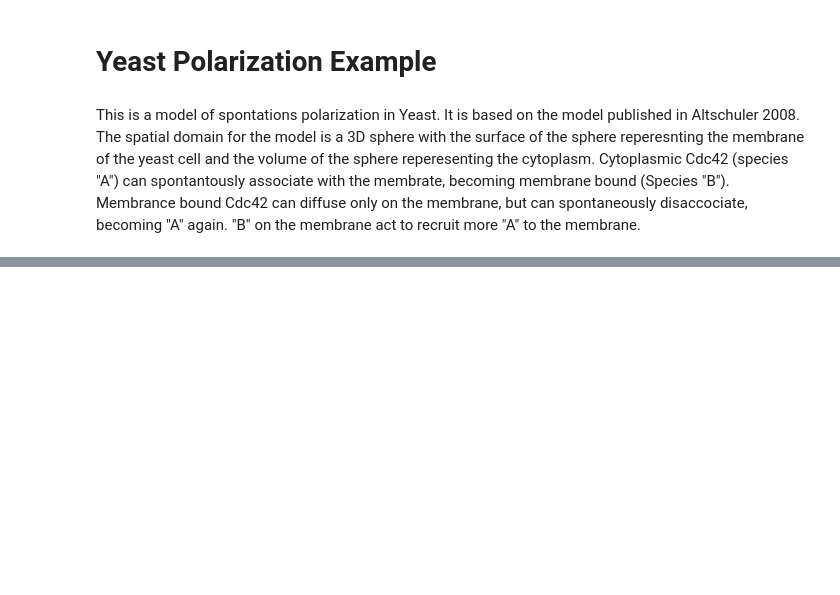
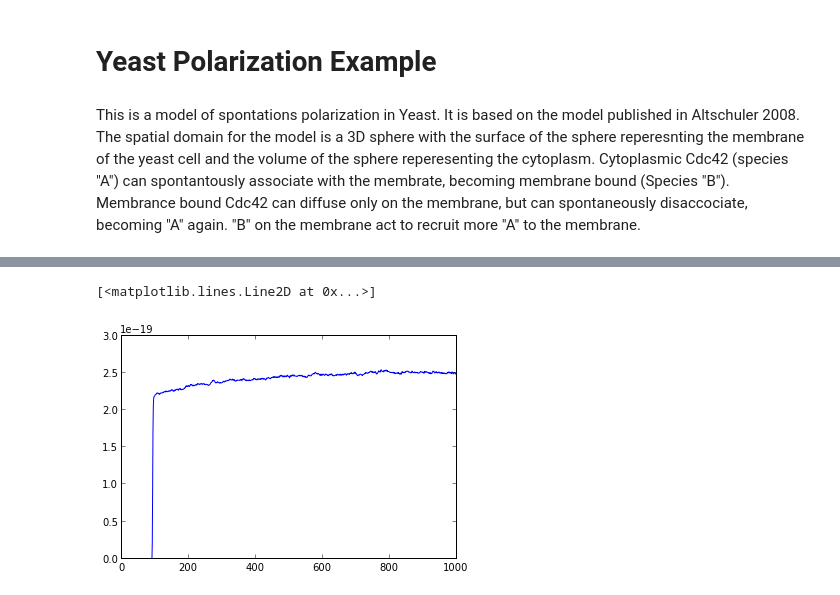
Before and after one commit to briandrawert/MOLNS_notebooks, a Jupyter notebook: Yeast_Polarization.ipynb, the cells around one changed output, grey strips where cells are left out. Cells and saved outputs as stored; diff of their text form; code cells hidden in the pictures; blank space fills up the shorter version.

```diff
--- a/Yeast_Polarization.ipynb
+++ b/Yeast_Polarization.ipynb
@@ -95,3 +95,13 @@ sum(A)=5.85186183389e-22  sum(B)=1.4067994356e-20
+# %%
+B_vs_time=[]
+for n,t in enumerate(model.tspan):
+    B_vals = result.get_species('B', timepoints=n, concentration=True)
+    B_vs_time.append(numpy.sum(B_vals))
+
+plt.plot(B_vs_time)
+# %% [output]
+[<matplotlib.lines.Line2D at 0x...>]
+[figure, added]
 # %%
 data = model.get_solver_datastructure()
 sd = data['sd']
```
Also changed, not shown: parts of 9 cells of this notebook.
